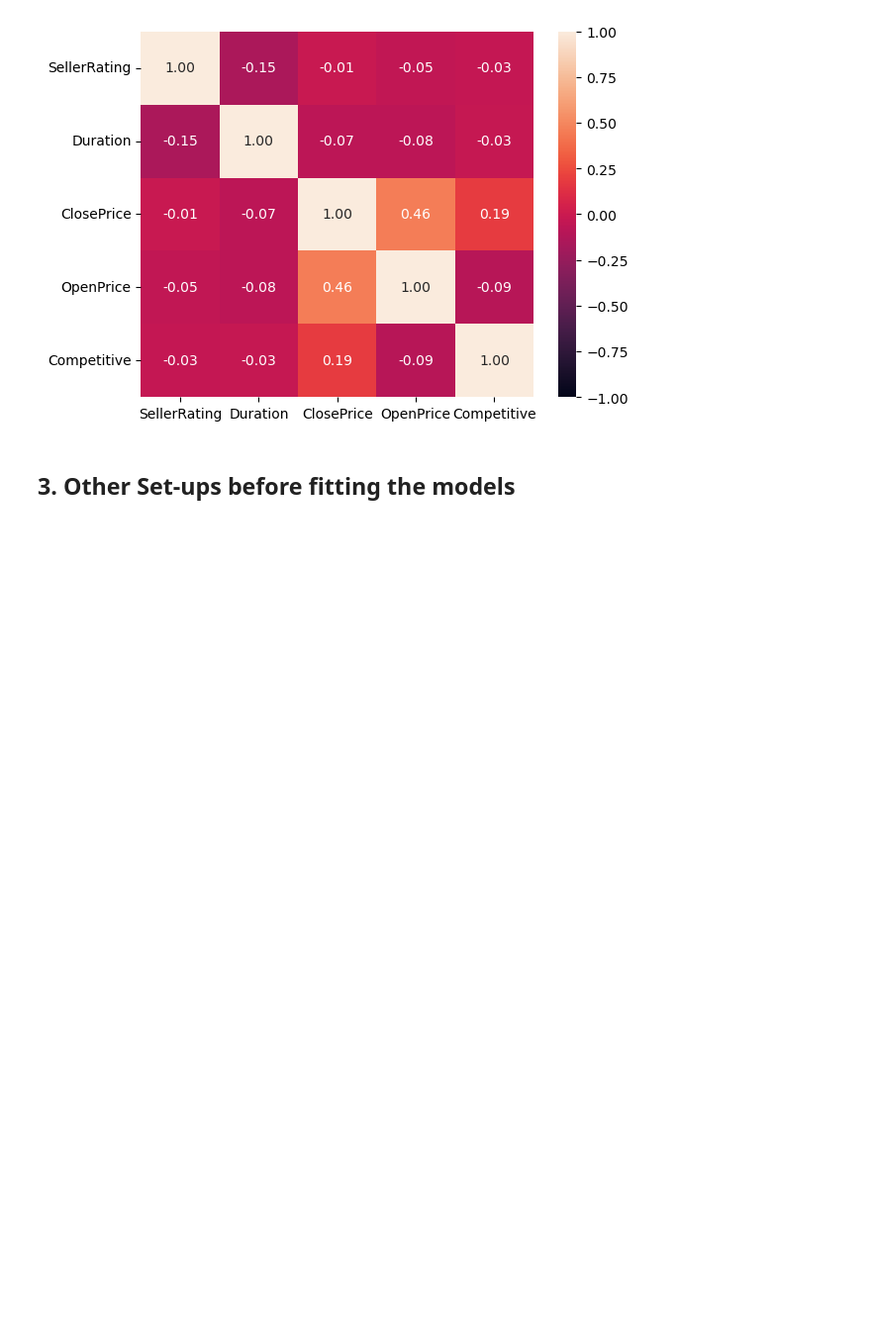
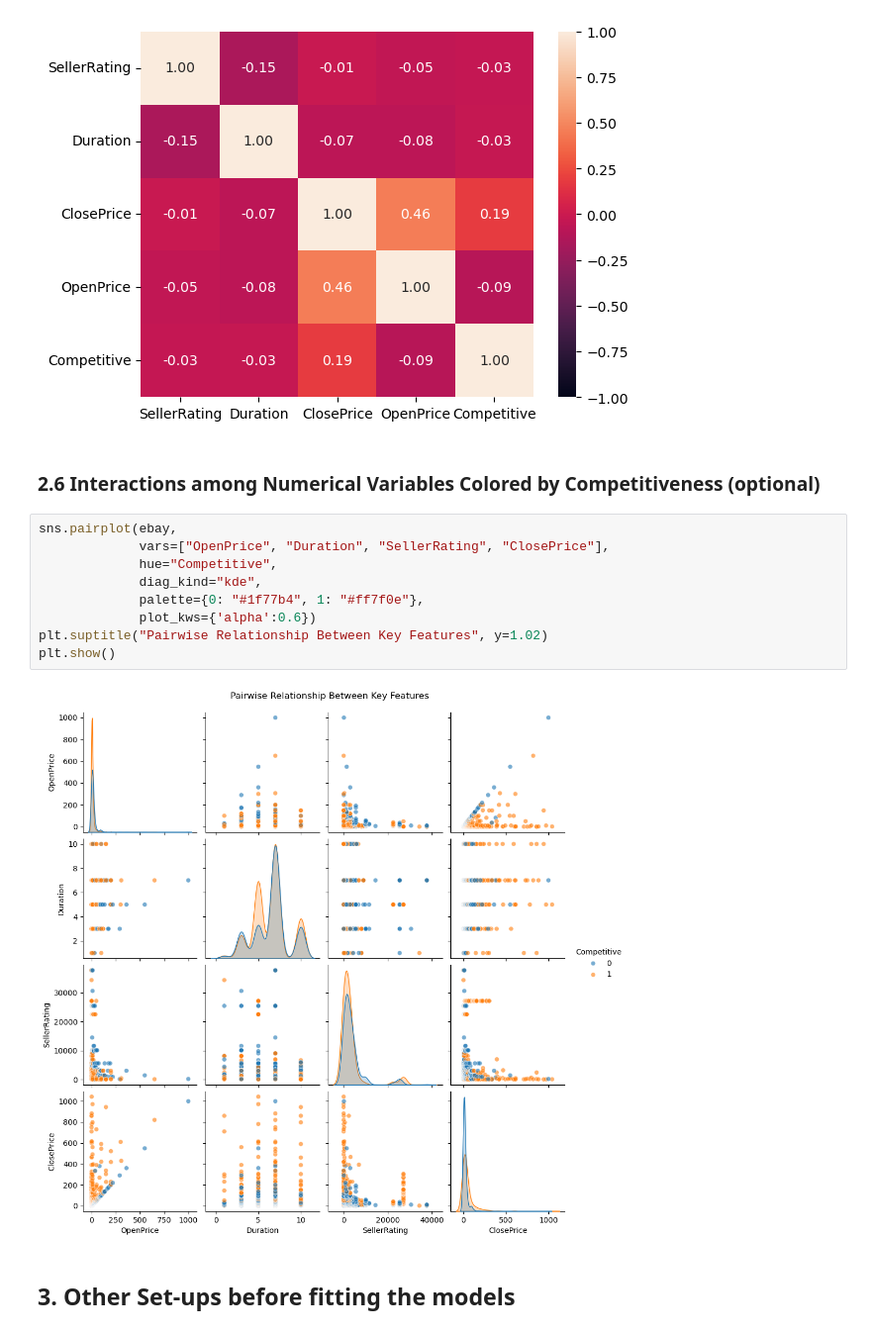
Before and after one commit to Jitao-Z/RSM8413_Case_1, a Jupyter notebook: case_1_analysis.ipynb, the cells around one changed output. Shown at 99% size. Cells and saved outputs as stored; diff of their text form; blank space fills up the shorter version.

```diff
--- a/case_1_analysis.ipynb
+++ b/case_1_analysis.ipynb
@@ -263,6 +263,19 @@ ax.set_title("Correlation Heatmap for Quantitative Predictors and Response", fon
 # %% [output]
 Text(0.5, 1.0, 'Correlation Heatmap for Quantitative Predictors and Response')
 [figure]
+# %% [markdown]
+### 2.6 Interactions among Numerical Variables Colored by Competitiveness (optional)
+# %%
+sns.pairplot(ebay,
+             vars=["OpenPrice", "Duration", "SellerRating", "ClosePrice"],
+             hue="Competitive",
+             diag_kind="kde",
+             palette={0: "#1f77b4", 1: "#ff7f0e"},
+             plot_kws={'alpha':0.6})
+plt.suptitle("Pairwise Relationship Between Key Features", y=1.02)
+plt.show()
+# %% [output]
+[figure, added]
 # %% [markdown]
 ## 3. Other Set-ups before fitting the models
 # %% [markdown]
```
Also changed, not shown: parts of 21 cells of this notebook.
